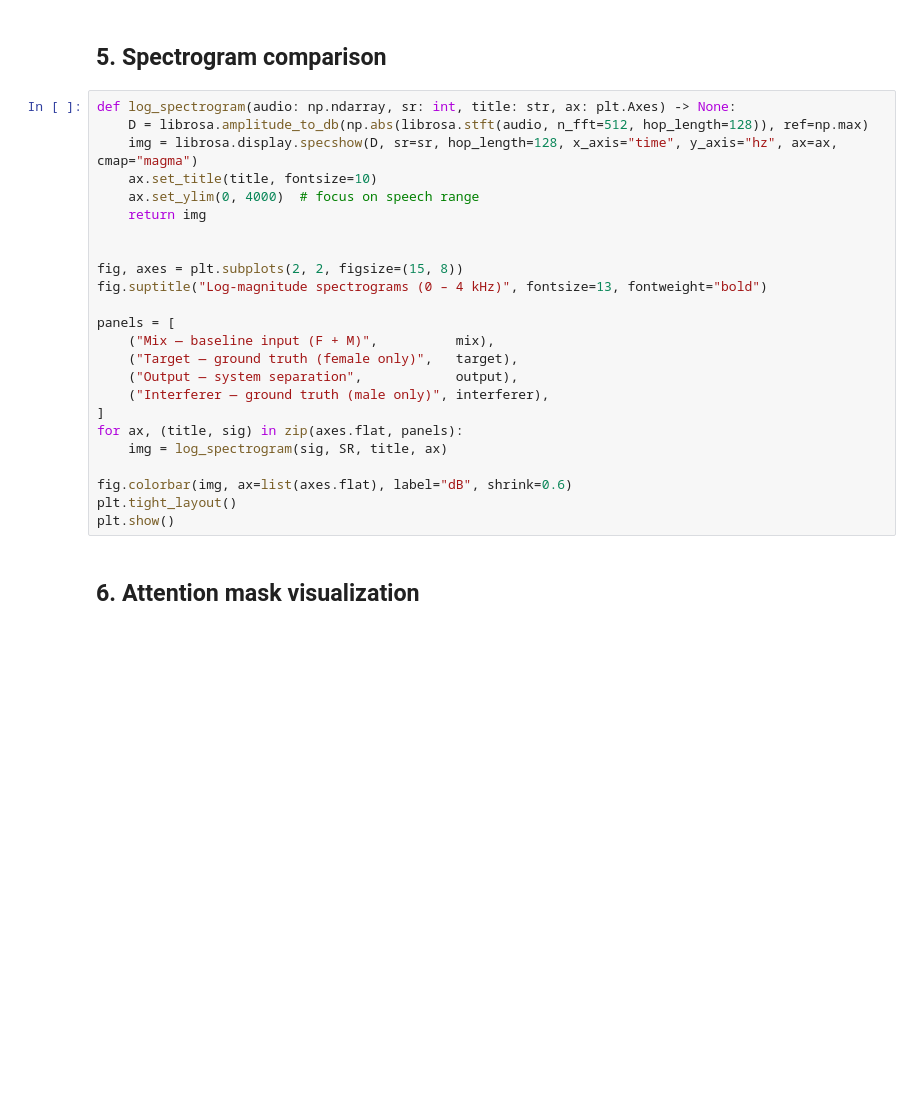
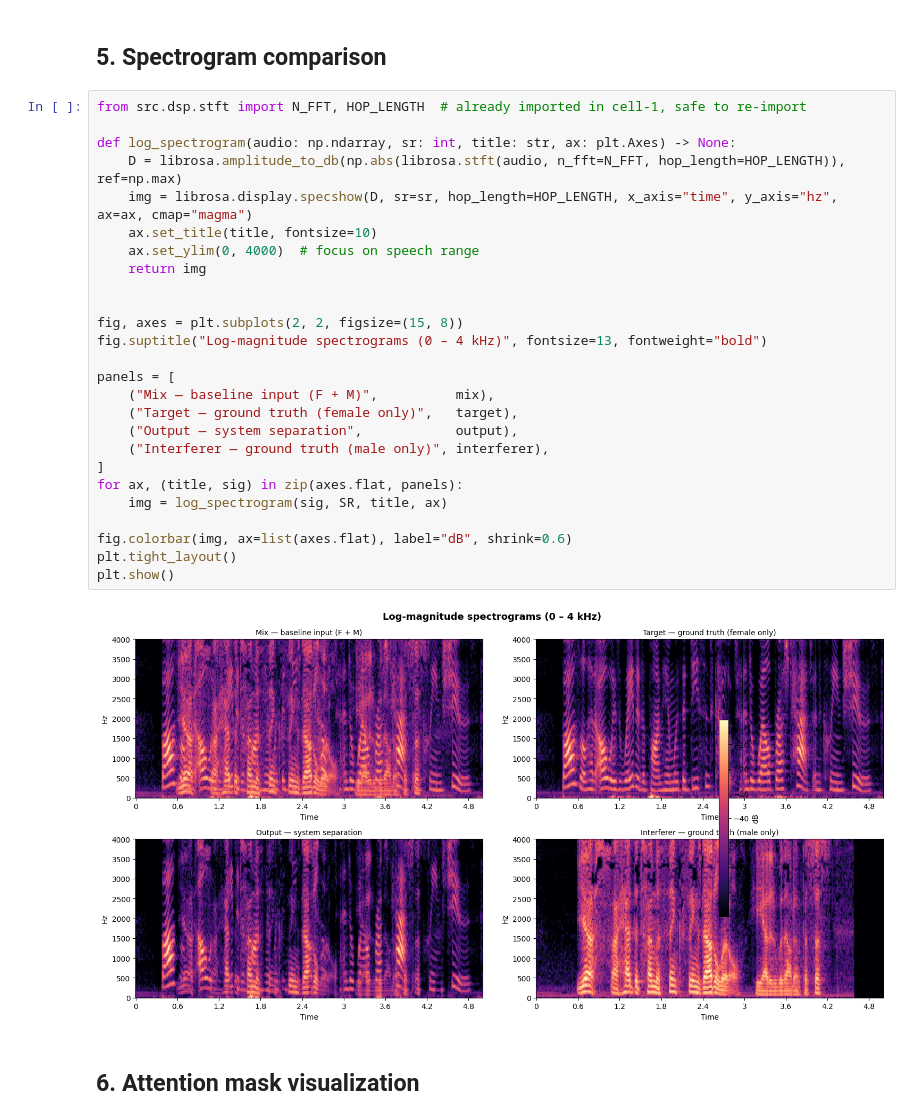
Before and after one commit to romeofrancesc0/auralis, a Jupyter notebook: notebooks/02_evaluation.ipynb, the cells around one changed output. Saved outputs shown, nothing was run; the diff lists cells and outputs as text; blank space fills up the shorter version.

```diff
--- a/notebooks/02_evaluation.ipynb
+++ b/notebooks/02_evaluation.ipynb
@@ -136,29 +158,33 @@ plt.show()
 # %% [markdown]
 ## 5. Spectrogram comparison
 # %%
+from src.dsp.stft import N_FFT, HOP_LENGTH  # already imported in cell-1, safe to re-import
+
 def log_spectrogram(audio: np.ndarray, sr: int, title: str, ax: plt.Axes) -> None:
-    D = librosa.amplitude_to_db(np.abs(librosa.stft(audio, n_fft=512, hop_length=128)), ref=np.max)
-    img = librosa.display.specshow(D, sr=sr, hop_length=128, x_axis="time", y_axis="hz", ax=ax, cmap="magma")
+    D = librosa.amplitude_to_db(np.abs(librosa.stft(audio, n_fft=N_FFT, hop_length=HOP_LENGTH)), ref=np.max)
+    img = librosa.display.specshow(D, sr=sr, hop_length=HOP_LENGTH, x_axis="time", y_axis="hz", ax=ax, cmap="magma")
     ax.set_title(title, fontsize=10)
     ax.set_ylim(0, 4000)  # focus on speech range
     return img
 
 
 fig, axes = plt.subplots(2, 2, figsize=(15, 8))
 fig.suptitle("Log-magnitude spectrograms (0 – 4 kHz)", fontsize=13, fontweight="bold")
 
 panels = [
     ("Mix — baseline input (F + M)",          mix),
     ("Target — ground truth (female only)",   target),
     ("Output — system separation",            output),
     ("Interferer — ground truth (male only)", interferer),
 ]
 for ax, (title, sig) in zip(axes.flat, panels):
     img = log_spectrogram(sig, SR, title, ax)
 
 fig.colorbar(img, ax=list(axes.flat), label="dB", shrink=0.6)
 plt.tight_layout()
 plt.show()
+# %% [output]
+[figure, added]
 # %% [markdown]
 ## 6. Attention mask visualization
 # %%
```
Also changed, not shown: parts of 7 cells of this notebook, 17 other files.
